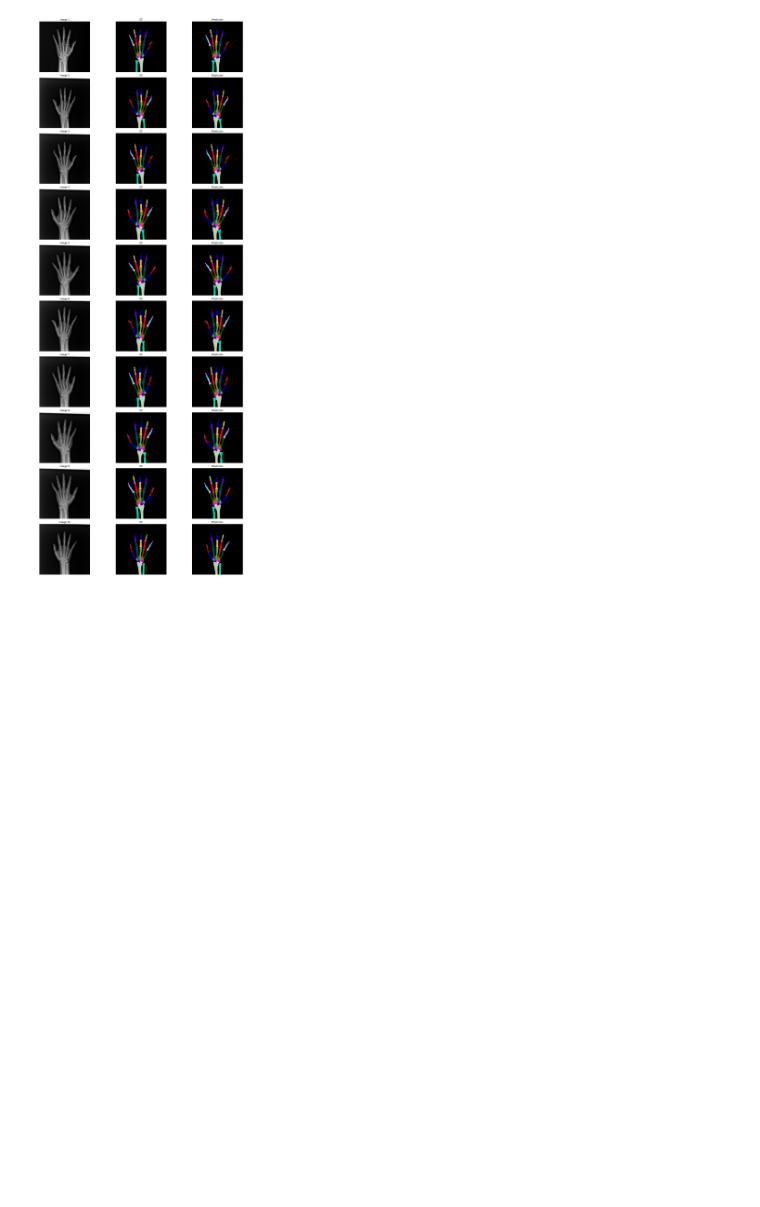
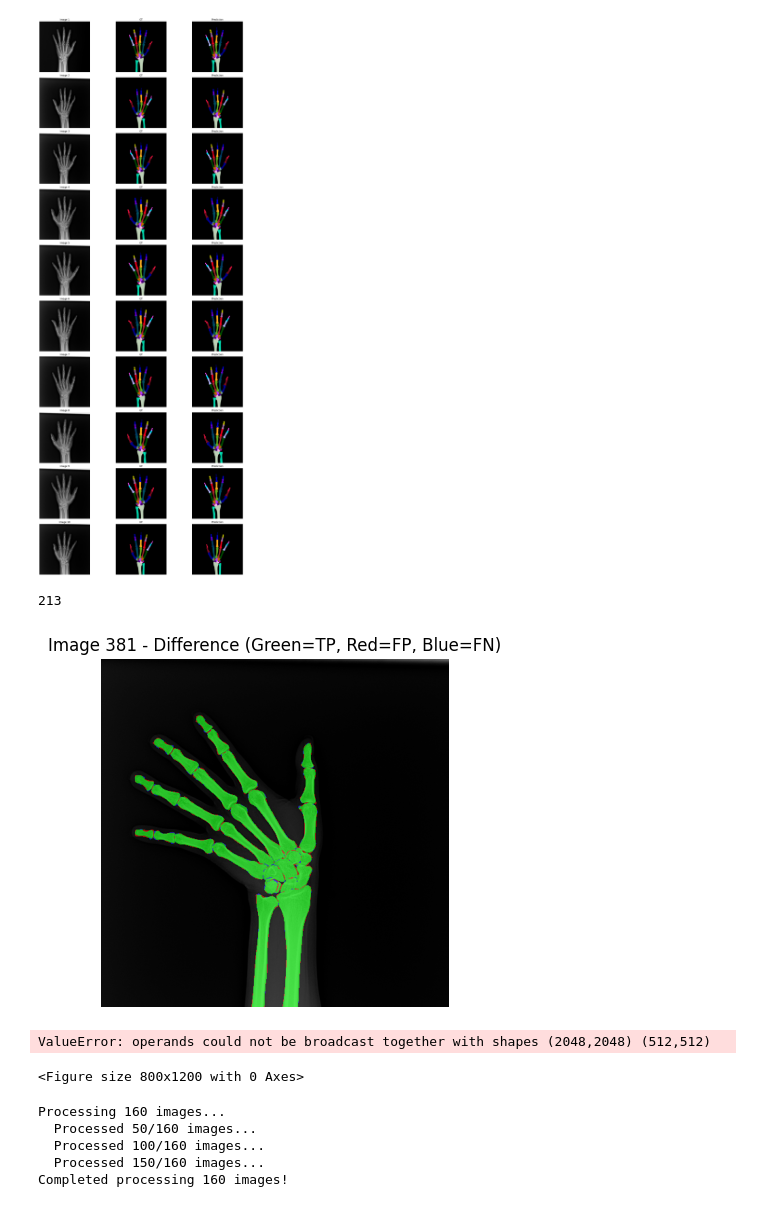
Before and after one commit to boostcampaitech8/pro-cv-semanticsegmentation-cv-07, a Jupyter notebook: scripts/visualization.ipynb, the cells around one changed output. Drawn from its saved outputs; the diff is of its cells as text; code cells hidden in the pictures; blank space fills up the shorter version.

```diff
--- a/scripts/visualization.ipynb
+++ b/scripts/visualization.ipynb
@@ -379,0 +280,54 @@ plt.show()
+# %%
+def visualize_difference(model, dataset, indices=range(1, 11), thr=0.5):
+    """GT와 Prediction의 차이만 시각화"""
+    model.eval()
+    n_images = len(indices)
+
+    plt.figure(figsize=(8, n_images * 4))
+
+    for i, idx in enumerate(indices):
+        img, gt = dataset[idx]
+        img_input = img.unsqueeze(0).cuda()
+
+        with torch.no_grad():
+            outputs = model(img_input)['out']
+            outputs = F.interpolate(outputs, size=(2048, 2048), mode="bilinear")
+            outputs = torch.sigmoid(outputs)
+            outputs = (outputs > thr).detach().cpu().numpy()
+
+        pred = outputs.squeeze(0)
+        gt_np = gt.numpy()
+
+        # Difference map 계산
+        diff_map = np.zeros((*pred.shape[1:], 3), dtype=np.uint8)
+
+        for c in range(pred.shape[0]):
+            tp = (gt_np[c] == 1) & (pred[c] == 1)
+            fp = (gt_np[c] == 0) & (pred[c] == 1)
+            fn = (gt_np[c] == 1) & (pred[c] == 0)
+
+            diff_map[tp] = [0, 255, 0]  # Green: True Positive
+            diff_map[fp] = [255, 0, 0]  # Red: False Positive
+            diff_map[fn] = [0, 0, 255]  # Blue: False Negative
+
+        plt.subplot(n_images, 1, i + 1)
+        plt.title(f"Image {idx} - Difference (Green=TP, Red=FP, Blue=FN)")
+        plt.imshow(img.permute(1, 2, 0).numpy())
+        plt.imshow(diff_map, alpha=0.6)
+        plt.axis("off")
+
+    plt.tight_layout()
+    plt.show()
+# %%
+train_dataset.name2idx['image1664154750085.png']
+# %% [output]
+213
+# %%
+visualize_difference(model, train_dataset, indices=[381], thr=0.5)
+# %% [output]
+[figure, added]
+# %%
+visualize_difference(model, valid_dataset, indices=[0, 5, 10], thr=0.5)
+# %% [output]
+ValueError: operands could not be broadcast together with shapes (2048,2048) (512,512)
+<Figure size 800x1200 with 0 Axes>
@@ -379,0 +338,14 @@ plt.show()
+# %%
+import torch
+metrics = calculate_overall_class_metrics(
+    model,
+    valid_dataset,
+    thr=0.5,
+    class_names=CLASSES
+)
+# %% [output]
+Processing 160 images...
+  Processed 50/160 images...
+  Processed 100/160 images...
+  Processed 150/160 images...
+Completed processing 160 images!
```
Also changed, not shown: parts of 19 cells of this notebook, 2 other files.
